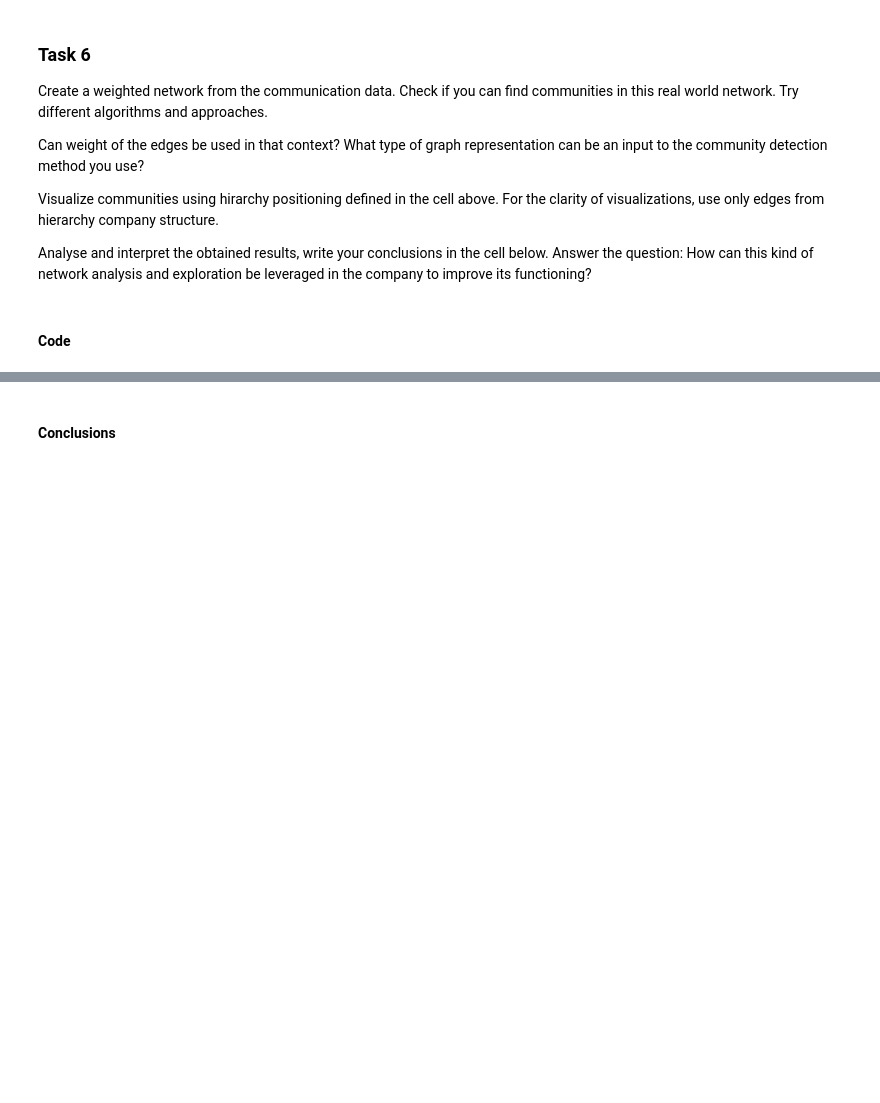
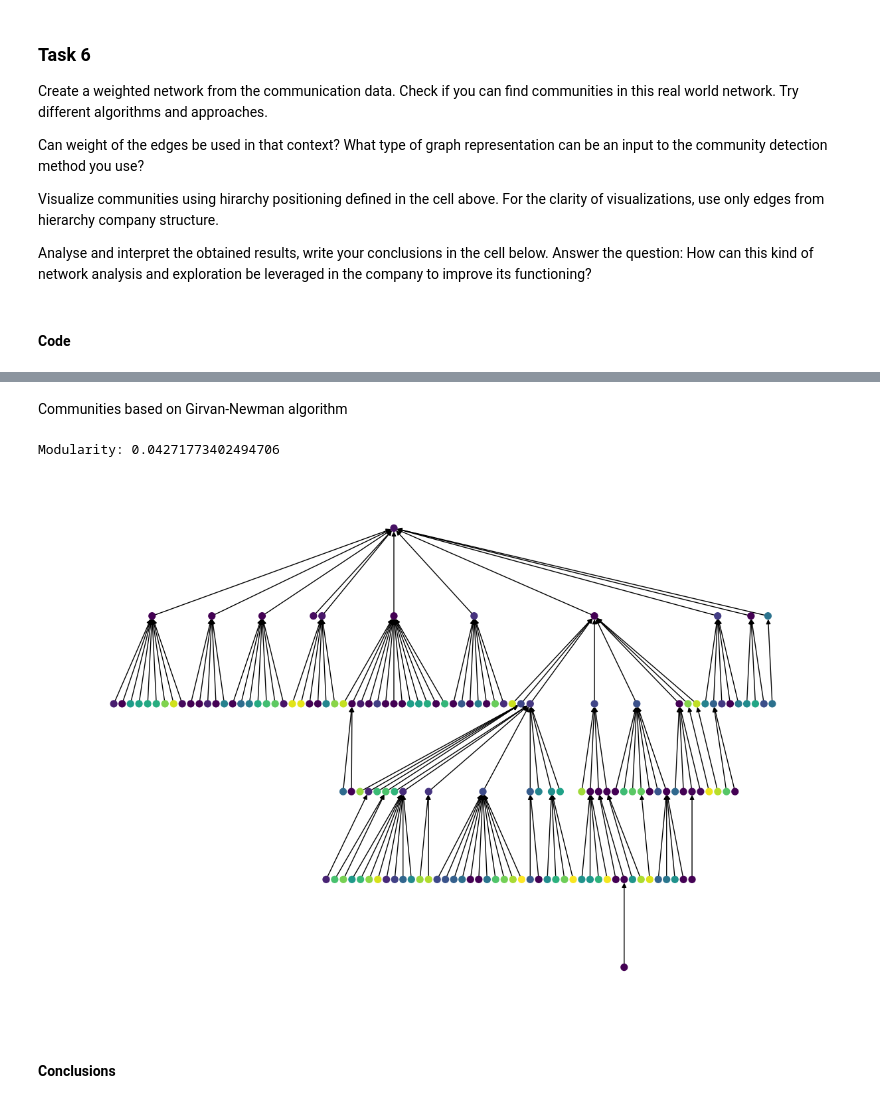
Before and after one commit to Ninj4M4ster/complex_networks, a Jupyter notebook: list4/L04_community_detection.ipynb, the cells around one changed output, grey strips where cells are left out. Drawn from its saved outputs; the diff is of its cells as text; code cells hidden in the pictures; blank space fills up the shorter version.

```diff
--- a/list4/L04_community_detection.ipynb
+++ b/list4/L04_community_detection.ipynb
@@ -366,2 +452,20 @@ Analyse and interpret the obtained results, write your conclusions in the cell b
+# %% [markdown]
+Communities based on Girvan-Newman algorithm
+# %%
+comms = [i for i in nx.algorithms.community.girvan_newman(weighted_network)]
+best = max(comms, key=lambda part: nx.community.quality.modularity(weighted_network, part))
+colors = [create_node_to_partition_mapping(best)[n] for n in weighted_network.nodes]
+
+print(f'Modularity: {nx.community.quality.modularity(weighted_network, best)}')
+
+plt.figure(figsize=(12, 8))
+pos_hierarchic = nx.nx_agraph.graphviz_layout(H, prog='dot')
+pos_hierarchic = {node: (x,-y) for (node, (x,y)) in pos_hierarchic.items()}
+nx.draw(H, pos=pos_hierarchic, with_labels=False, arrows=True, node_size=50, node_color=colors)
+
+plt.show()
+# %% [output]
+Modularity: 0.04271773402494706
+[figure, added]
 # %% [markdown]
 #### Conclusions
```
Also changed, not shown: parts of 17 cells of this notebook.
